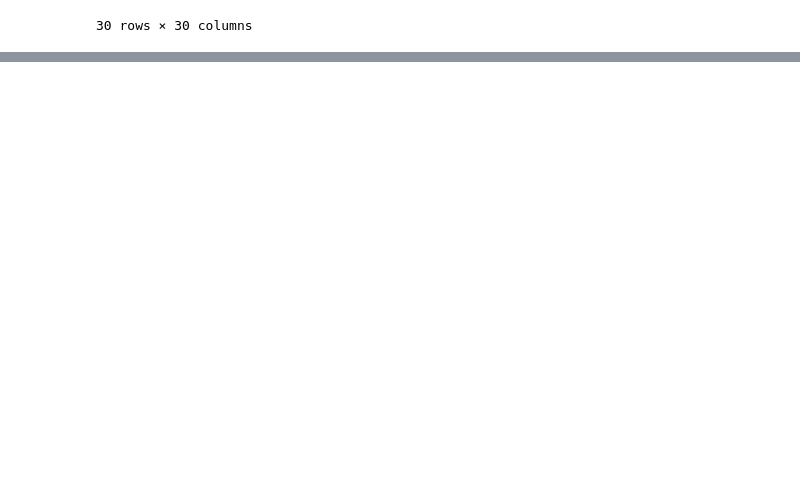
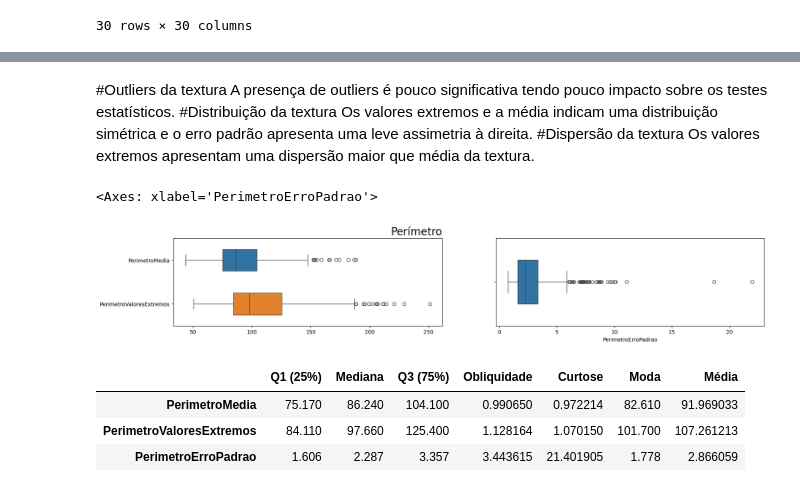
Before and after one commit to hevertonreis-hsrn/ENGG67_IAM, a Jupyter notebook: IAM_AVA01_GiovaneSantana_HevertonReis.ipynb, the cells around one changed output, grey strips where cells are left out. Saved outputs shown, nothing was run; the diff lists cells and outputs as text; code cells hidden in the pictures; blank space fills up the shorter version.

```diff
--- a/IAM_AVA01_GiovaneSantana_HevertonReis.ipynb
+++ b/IAM_AVA01_GiovaneSantana_HevertonReis.ipynb
@@ -276,0 +359,32 @@ df.corr()
+# %% [markdown]
+#Outliers da textura
+A presença de outliers é pouco significativa tendo pouco impacto sobre os testes estatísticos.
+#Distribuição da textura
+Os valores extremos e a média indicam uma distribuição simétrica e o erro padrão apresenta uma leve assimetria à direita.
+#Dispersão da textura
+Os valores extremos apresentam uma dispersão maior que média da textura.
+# %%
+perimetro_df = pd.DataFrame()
+perimetro_df["PerimetroMedia"] = df.perimeter1
+perimetro_df["PerimetroErroPadrao"] = df.perimeter2
+perimetro_df["PerimetroValoresExtremos"] = df.perimeter3
+
+imagem, eixo = plt.subplots(1,2,figsize=(20,3))
+
+boxplot_3 = sns.boxplot(data = [perimetro_df.PerimetroMedia,perimetro_df.PerimetroValoresExtremos], orient = "h", width=0.5,ax=eixo[0])
+boxplot_3.set_title("Perímetro",fontsize = 20,loc="right")
+boxplot_3 = sns.boxplot(data = perimetro_df.PerimetroErroPadrao, orient = "h", width=0.5,ax=eixo[1])
+
+boxplot_3
+# %% [output]
+<Axes: xlabel='PerimetroErroPadrao'>
+[figure, added]
+# %%
+tabela_perimetro = pd.DataFrame([pedaco_descricao.perimeter1,pedaco_descricao.perimeter3,pedaco_descricao.perimeter2])
+tabela_perimetro.rename({"perimeter1": "PerimetroMedia","perimeter2": "PerimetroErroPadrao","perimeter3": "PerimetroValoresExtremos"},axis=0,inplace=True)
+tabela_perimetro
+# %% [output]
+|  | Q1 (25%) | Mediana | Q3 (75%) | Obliquidade | Curtose | Moda | Média |
+| PerimetroMedia | 75.170 | 86.240 | 104.100 | 0.990650 | 0.972214 | 82.610 | 91.969033 |
+| PerimetroValoresExtremos | 84.110 | 97.660 | 125.400 | 1.128164 | 1.070150 | 101.700 | 107.261213 |
+| PerimetroErroPadrao | 1.606 | 2.287 | 3.357 | 3.443615 | 21.401905 | 1.778 | 2.866059 |
```
Also changed, not shown: parts of 64 cells of this notebook.
